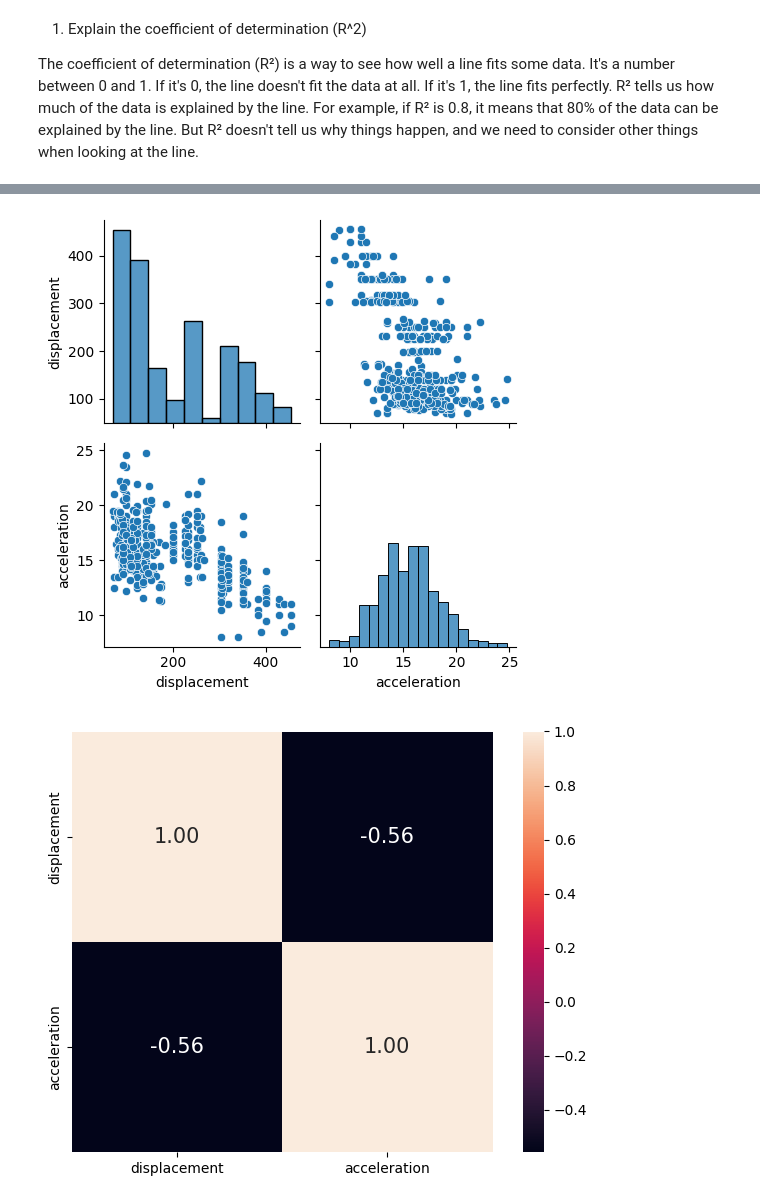
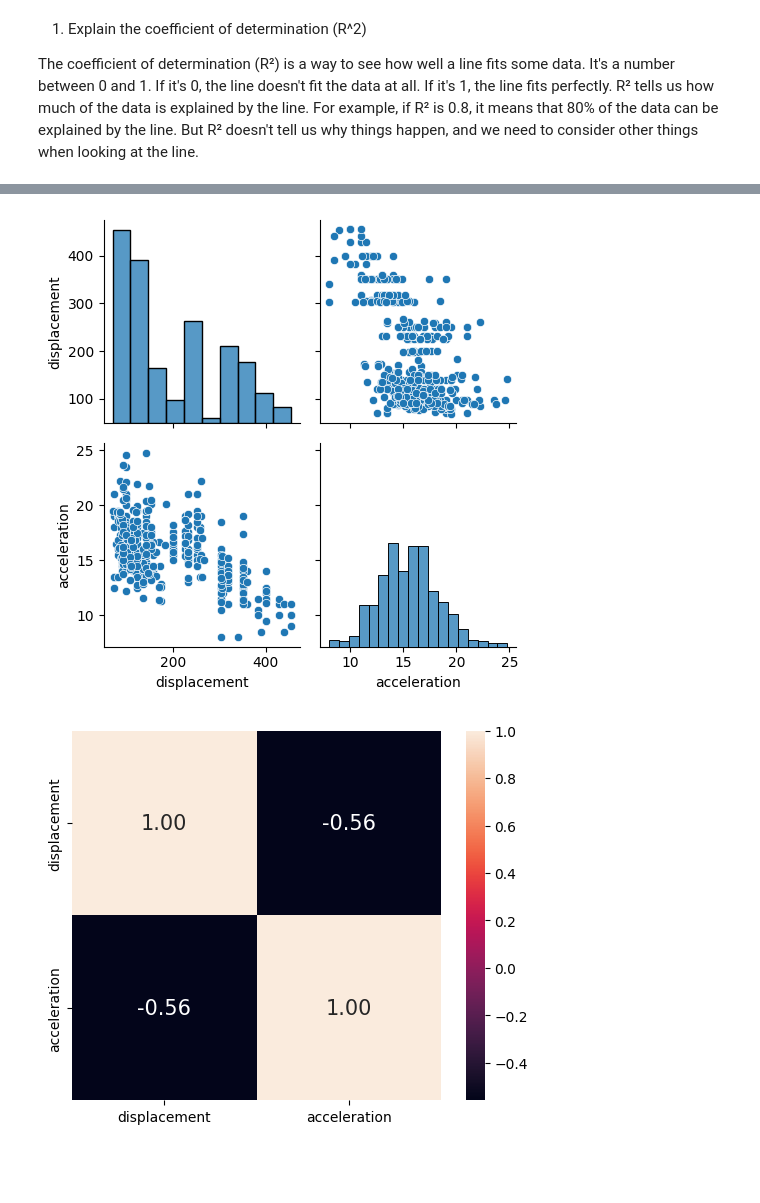
Before and after one commit to koto253/DATA_611, a Jupyter notebook: Module08_HW.ipynb, the cells around one changed output, grey strips where cells are left out. Saved outputs shown, nothing was run; the diff lists cells and outputs as text; code cells hidden in the pictures; blank space fills up the shorter version.

```diff
--- a/Module08_HW.ipynb
+++ b/Module08_HW.ipynb
@@ -46,29 +46,26 @@ X = ['displacement', 'acceleration']
 # prediction = model.predict([[200, 15]])
 # print("Predicted MPG:", prediction)
 # %%
-sns.pairplot(df[cols], height=2.5)
+sns.pairplot(df[X], height=2.5)
 plt.tight_layout()
 plt.show()
 
 # Plot the scatter plot matrix
-sns.pairplot(df[cols], height=2.5)
+sns.pairplot(df[X], height=2.5)
 plt.tight_layout()
 plt.show()
 
 # Plot the correlation matrix heatmap
-cm = df[cols].corr()
+cm = df[X].corr()
 hm = sns.heatmap(cm,
                  cbar=True,
                  annot=True,
                  square=True,
                  fmt='.2f',
                  annot_kws={'size': 15},
-                 yticklabels=cols,
-                 xticklabels=cols)
-
-plt.tight_layout()
-plt.show()
+                 yticklabels=X,
+                 xticklabels=X)
 # %% [output]
 [figure]
 [figure]
-[figure, old version]
+[figure, new version]
```
